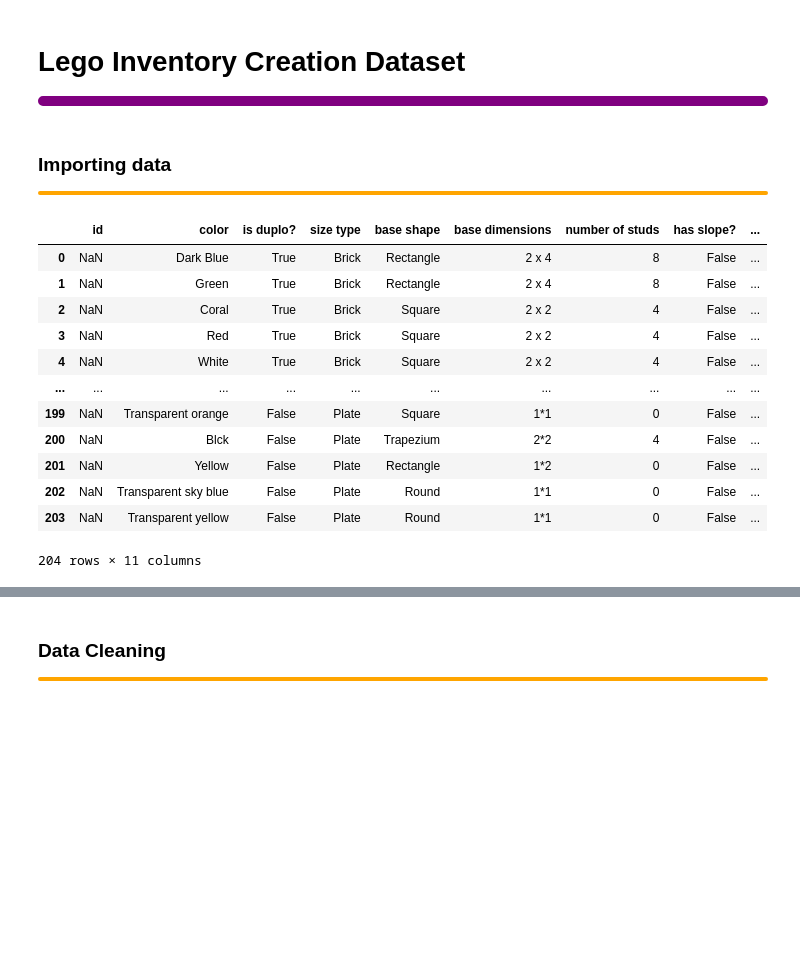
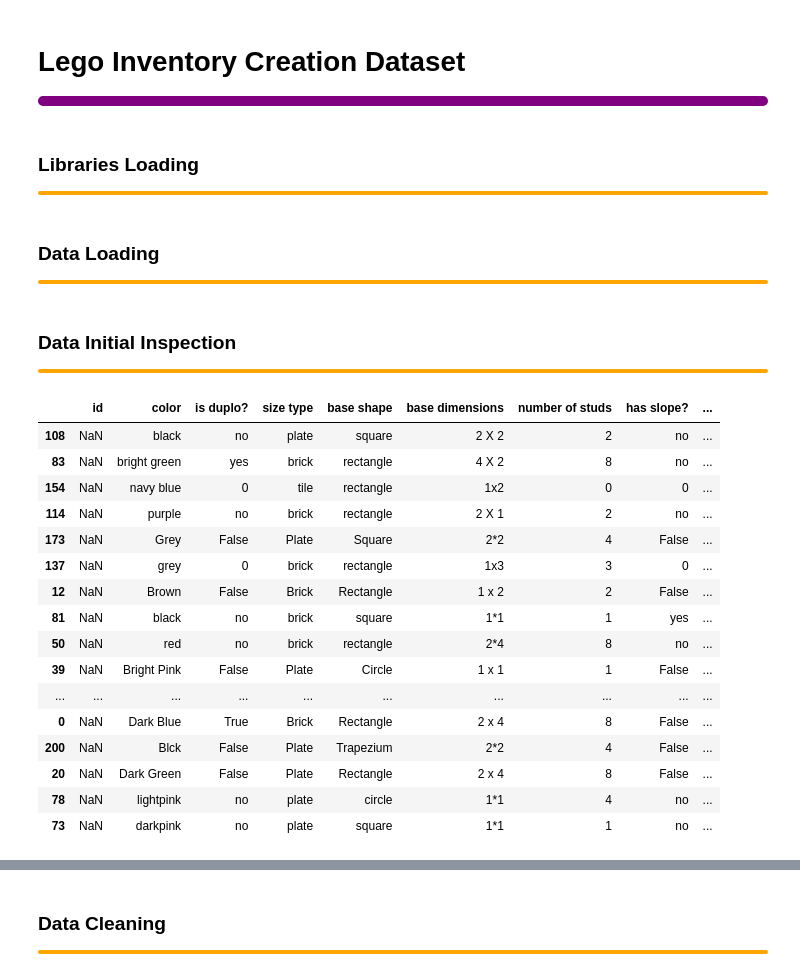
Before and after one commit to muratbek-kebtarum/ASDA_2025_Group_5_Portfolio, a Jupyter notebook: notebooks/week_03_group_5_notebook.ipynb, the cells around one changed output, grey strips where cells are left out. Cells and saved outputs as stored; diff of their text form; code cells hidden in the pictures; blank space fills up the shorter version.

```diff
--- a/notebooks/week_03_group_5_notebook.ipynb
+++ b/notebooks/week_03_group_5_notebook.ipynb
@@ -9,6 +9,17 @@
     color: inherit;
 ">
 </div>
+# %% [markdown]
+### Libraries Loading
+<div style="
+    border: 2px solid orange;
+    border-radius: 8px;
+    padding: 0px;
+    margin: 10px 0;
+    background-color: inherit;
+    color: inherit;
+">
+</div>
 # %%
 import pandas as pd
 import numpy as np
@@ -16,5 +28,5 @@ import matplotlib.pyplot as plt
 # %% [markdown]
-### Importing data
+### Data Loading
 <div style="
     border: 2px solid orange;
     border-radius: 8px;
@@ -33,20 +45,34 @@ sheets = {sheet: dataset.parse(sheet) for sheet in dataset.sheet_names}
 
 # Merge all sheets into one DataFrame
 lego_dataset = pd.concat(sheets.values(), ignore_index=True)
-
-# Display info
-lego_dataset
-# %% [output]
-|  | id | color | is duplo? | size type | base shape | base dimensions | number of studs | has slope? | ... |
-| 0 | NaN | Dark Blue | True | Brick | Rectangle | 2 x 4 | 8 | False | ... |
-| 1 | NaN | Green | True | Brick | Rectangle | 2 x 4 | 8 | False | ... |
-| 2 | NaN | Coral | True | Brick | Square | 2 x 2 | 4 | False | ... |
-| 3 | NaN | Red | True | Brick | Square | 2 x 2 | 4 | False | ... |
-| 4 | NaN | White | True | Brick | Square | 2 x 2 | 4 | False | ... |
-| ... | ... | ... | ... | ... | ... | ... | ... | ... | ... |
-| 199 | NaN | Transparent orange | False | Plate | Square | 1*1 | 0 | False | ... |
-| 200 | NaN | Blck | False | Plate | Trapezium | 2*2 | 4 | False | ... |
-| 201 | NaN | Yellow | False | Plate | Rectangle | 1*2 | 0 | False | ... |
-| 202 | NaN | Transparent sky blue | False | Plate | Round | 1*1 | 0 | False | ... |
-| 203 | NaN | Transparent yellow | False | Plate | Round | 1*1 | 0 | False | ... |
-204 rows × 11 columns
+# %% [markdown]
+### Data Initial Inspection
+<div style="
+    border: 2px solid orange;
+    border-radius: 8px;
+    padding: 0px;
+    margin: 10px 0;
+    background-color: inherit;
+    color: inherit;
+">
+</div>
+# %%
+lego_dataset.sample(20)
+# %% [output]
+|  | id | color | is duplo? | size type | base shape | base dimensions | number of studs | has slope? | ... |
+| 108 | NaN | black | no | plate | square | 2 X 2 | 2 | no | ... |
+| 83 | NaN | bright green | yes | brick | rectangle | 4 X 2 | 8 | no | ... |
+| 154 | NaN | navy blue | 0 | tile | rectangle | 1x2 | 0 | 0 | ... |
+| 114 | NaN | purple | no | brick | rectangle | 2 X 1 | 2 | no | ... |
+| 173 | NaN | Grey | False | Plate | Square | 2*2 | 4 | False | ... |
+| 137 | NaN | grey | 0 | brick | rectangle | 1x3 | 3 | 0 | ... |
+| 12 | NaN | Brown | False | Brick | Rectangle | 1 x 2 | 2 | False | ... |
+| 81 | NaN | black | no | brick | square | 1*1 | 1 | yes | ... |
+| 50 | NaN | red | no | brick | rectangle | 2*4 | 8 | no | ... |
+| 39 | NaN | Bright Pink | False | Plate | Circle | 1 x 1 | 1 | False | ... |
+| ... | ... | ... | ... | ... | ... | ... | ... | ... | ... |
+| 0 | NaN | Dark Blue | True | Brick | Rectangle | 2 x 4 | 8 | False | ... |
+| 200 | NaN | Blck | False | Plate | Trapezium | 2*2 | 4 | False | ... |
+| 20 | NaN | Dark Green | False | Plate | Rectangle | 2 x 4 | 8 | False | ... |
+| 78 | NaN | lightpink | no | plate | circle | 1*1 | 4 | no | ... |
+| 73 | NaN | darkpink | no | plate | square | 1*1 | 1 | no | ... |
```
Also changed, not shown: parts of 13 cells of this notebook, 2 other files.
